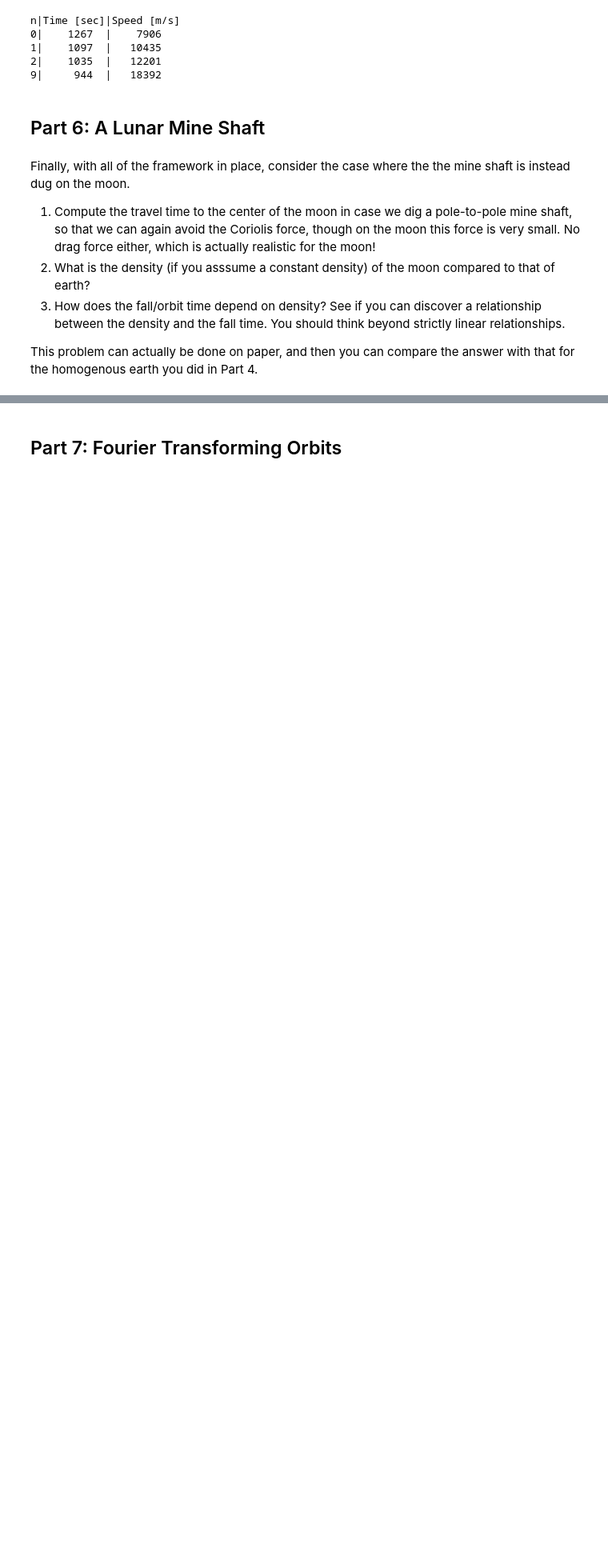
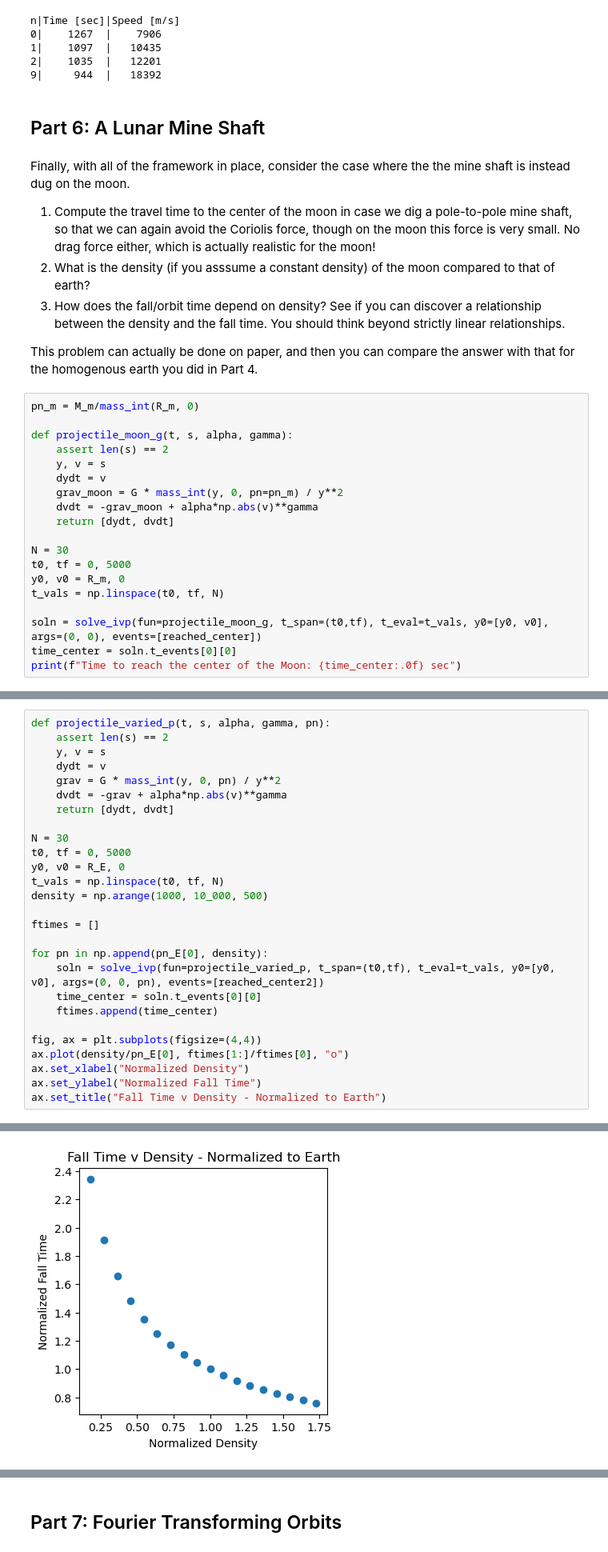
Before and after one commit to RosieRose07/PHYS265-spring26, a Jupyter notebook: Lab3/lab3.ipynb, the cells around one changed output, grey strips where cells are left out. Shown at 80% size. Saved outputs shown, nothing was run; the diff lists cells and outputs as text; blank space fills up the shorter version.

```diff
--- a/Lab3/lab3.ipynb
+++ b/Lab3/lab3.ipynb
@@ -616,3 +615,22 @@ the mine shaft is instead dug on the moon.
 This problem can actually be
 done on paper, and then you can compare the answer with that for the homogenous earth
 you did in Part 4.
+# %%
+pn_m = M_m/mass_int(R_m, 0)
+
+def projectile_moon_g(t, s, alpha, gamma):
+    assert len(s) == 2
+    y, v = s
+    dydt = v
+    grav_moon = G * mass_int(y, 0, pn=pn_m) / y**2
+    dvdt = -grav_moon + alpha*np.abs(v)**gamma
+    return [dydt, dvdt]
+
+N = 30
+t0, tf = 0, 5000
+y0, v0 = R_m, 0
+t_vals = np.linspace(t0, tf, N)
+
+soln = solve_ivp(fun=projectile_moon_g, t_span=(t0,tf), t_eval=t_vals, y0=[y0, v0], args=(0, 0), events=[reached_center])
+time_center = soln.t_events[0][0]
+print(f"Time to reach the center of the Moon: {time_center:.0f} sec")
@@ -618,0 +647,28 @@ you did in Part 4.
+# %%
+def projectile_varied_p(t, s, alpha, gamma, pn):
+    assert len(s) == 2
+    y, v = s
+    dydt = v
+    grav = G * mass_int(y, 0, pn) / y**2
+    dvdt = -grav + alpha*np.abs(v)**gamma
+    return [dydt, dvdt]
+
+N = 30
+t0, tf = 0, 5000
+y0, v0 = R_E, 0
+t_vals = np.linspace(t0, tf, N)
+density = np.arange(1000, 10_000, 500)
+
+ftimes = []
+
+for pn in np.append(pn_E[0], density):
+    soln = solve_ivp(fun=projectile_varied_p, t_span=(t0,tf), t_eval=t_vals, y0=[y0, v0], args=(0, 0, pn), events=[reached_center2])
+    time_center = soln.t_events[0][0]
+    ftimes.append(time_center)
+
+fig, ax = plt.subplots(figsize=(4,4))
+ax.plot(density/pn_E[0], ftimes[1:]/ftimes[0], "o")
+ax.set_xlabel("Normalized Density")
+ax.set_ylabel("Normalized Fall Time")
+ax.set_title("Fall Time v Density - Normalized to Earth")
+# %% [output]
@@ -618,0 +676 @@ you did in Part 4.
+[figure, added]
```
Also changed, not shown: parts of 9 cells of this notebook.
